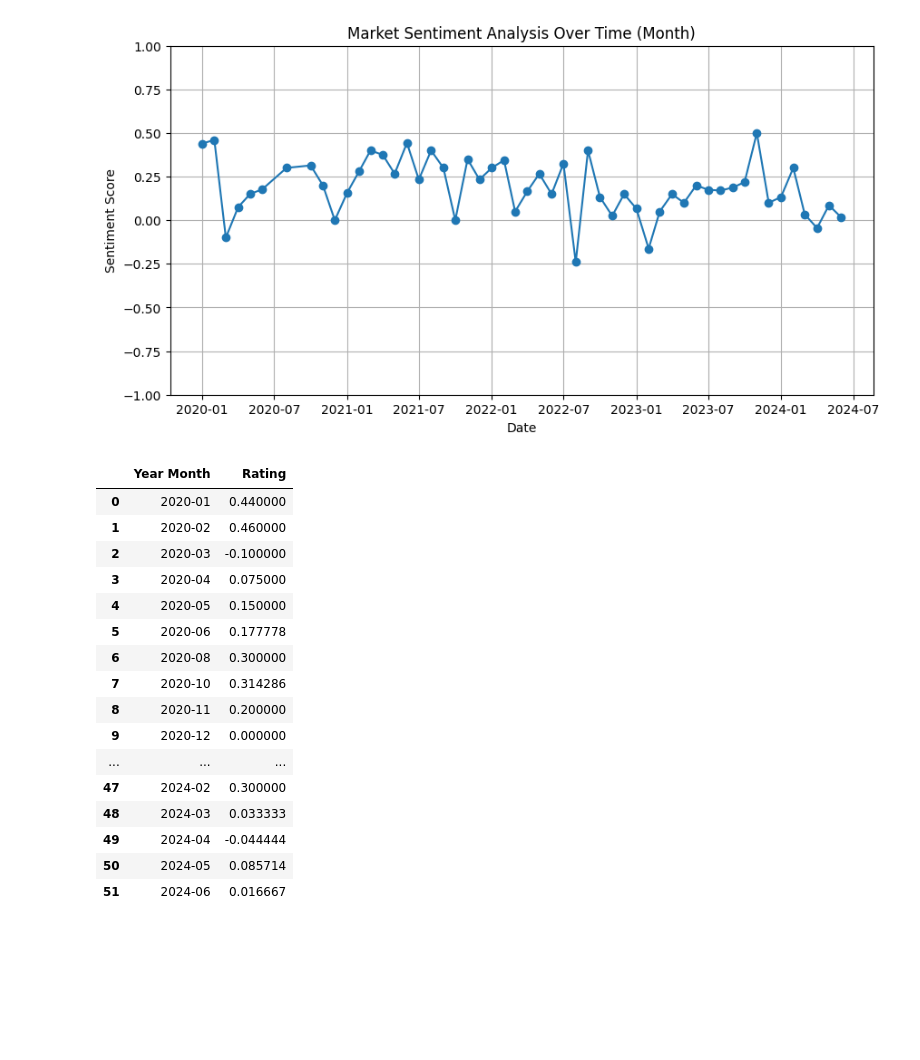
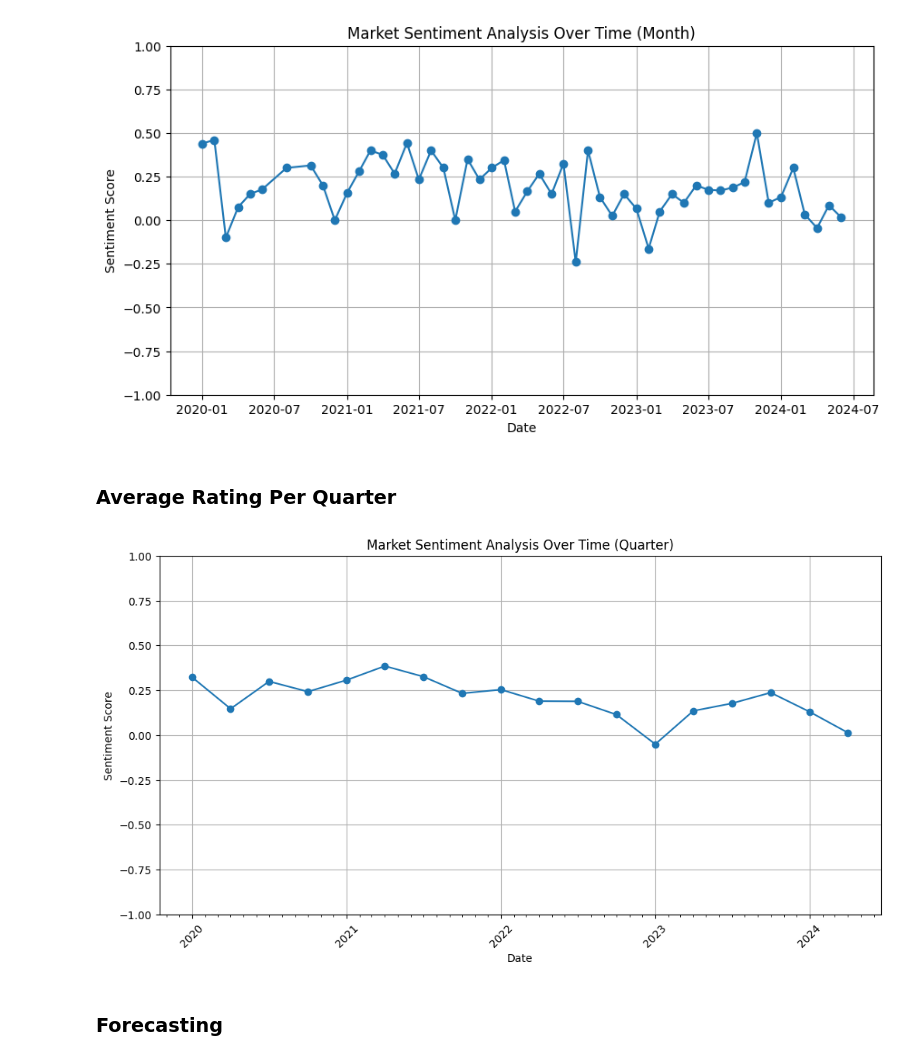
Before and after one commit to loowenwen/jtc-market-sentiments, a Jupyter notebook: market_sentiments.ipynb, the cells around one changed output. Saved outputs shown, nothing was run; the diff lists cells and outputs as text; code cells hidden in the pictures; blank space fills up the shorter version.

```diff
--- a/market_sentiments.ipynb
+++ b/market_sentiments.ipynb
@@ -68,23 +68,30 @@ plt.grid(True)
 plt.show()
 # %% [output]
 [figure]
-# %%
-sentiments_month
-# %% [output]
-|  | Year Month | Rating |
-| 0 | 2020-01 | 0.440000 |
-| 1 | 2020-02 | 0.460000 |
-| 2 | 2020-03 | -0.100000 |
-| 3 | 2020-04 | 0.075000 |
-| 4 | 2020-05 | 0.150000 |
-| 5 | 2020-06 | 0.177778 |
-| 6 | 2020-08 | 0.300000 |
-| 7 | 2020-10 | 0.314286 |
-| 8 | 2020-11 | 0.200000 |
-| 9 | 2020-12 | 0.000000 |
-| ... | ... | ... |
-| 47 | 2024-02 | 0.300000 |
-| 48 | 2024-03 | 0.033333 |
-| 49 | 2024-04 | -0.044444 |
-| 50 | 2024-05 | 0.085714 |
-| 51 | 2024-06 | 0.016667 |
+# %% [markdown]
+### Average Rating Per Quarter
+# %%
+import matplotlib.dates as mdates
+
+sentiments['Year Quarter'] = sentiments['Date'].dt.to_period('Q')
+sentiments_quarter = sentiments.groupby('Year Quarter').agg({'Rating': 'mean'}).reset_index()
+sentiments_quarter['Year Quarter'] = sentiments_quarter['Year Quarter'].dt.to_timestamp()
+
+plt.figure(figsize=(12, 6))
+plt.plot(sentiments_quarter['Year Quarter'], sentiments_quarter['Rating'], marker='o')
+
+plt.gca().xaxis.set_major_locator(mdates.YearLocator())
+plt.gca().xaxis.set_minor_locator(mdates.MonthLocator())
+
+plt.title('Market Sentiment Analysis Over Time (Quarter)')
+plt.xlabel('Date')
+plt.ylabel('Sentiment Score')
+plt.ylim(-1, 1)
+plt.grid(True)
+plt.xticks(rotation=45)
+
+plt.show()
+# %% [output]
+[figure, added]
+# %% [markdown]
+### Forecasting
```
Also changed, not shown: parts of 3 cells of this notebook, 2 other files.
